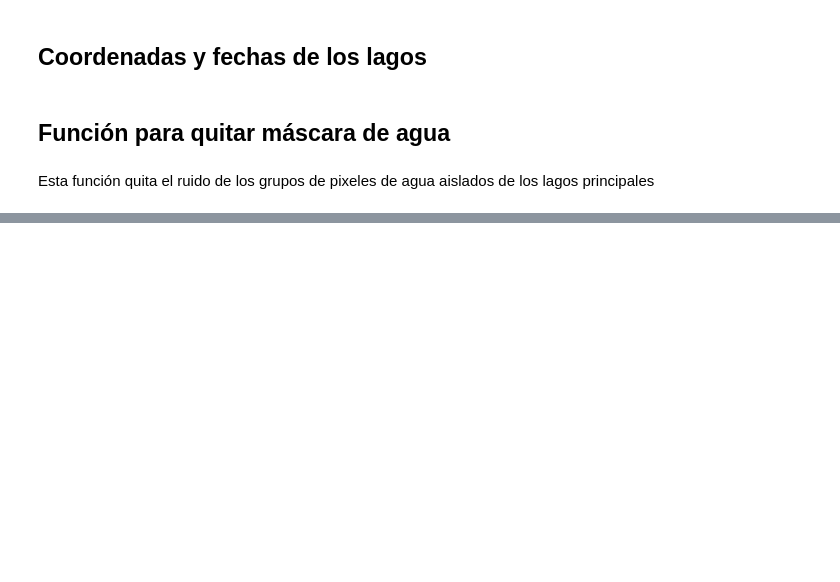
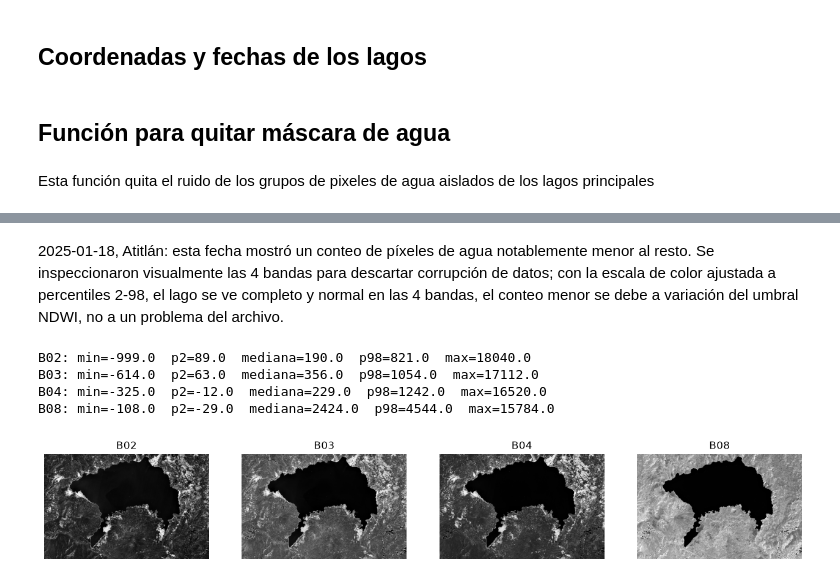
Before and after one commit to Albu231311/Lab4-DS, a Jupyter notebook: preprocessing.ipynb, the cells around one changed output, grey strips where cells are left out. Cells and saved outputs as stored; diff of their text form; code cells hidden in the pictures; blank space fills up the shorter version.

```diff
--- a/preprocessing.ipynb
+++ b/preprocessing.ipynb
@@ -63,0 +223,21 @@ def limpiar_mascara(mascara_agua, min_pixeles=30):
+# %% [markdown]
+2025-01-18, Atitlán: esta fecha mostró un conteo de píxeles de agua notablemente menor al resto. Se inspeccionaron visualmente las 4 bandas para descartar corrupción de datos; con la escala de color ajustada a percentiles 2-98, el lago se ve completo y normal en las 4 bandas, el conteo menor se debe a variación del umbral NDWI, no a un problema del archivo.
+# %%
+for banda, nombre in zip([b02, b03, b04, b08], ["B02", "B03", "B04", "B08"]):
+    print(f"{nombre}: min={np.nanmin(banda):.1f}  p2={np.nanpercentile(banda,2):.1f}  "
+          f"mediana={np.nanmedian(banda):.1f}  p98={np.nanpercentile(banda,98):.1f}  max={np.nanmax(banda):.1f}")
+# %% [output]
+B02: min=-999.0  p2=89.0  mediana=190.0  p98=821.0  max=18040.0
+B03: min=-614.0  p2=63.0  mediana=356.0  p98=1054.0  max=17112.0
+B04: min=-325.0  p2=-12.0  mediana=229.0  p98=1242.0  max=16520.0
+B08: min=-108.0  p2=-29.0  mediana=2424.0  p98=4544.0  max=15784.0
+# %%
+fig, axs = plt.subplots(1, 4, figsize=(16, 4))
+for ax, banda, nombre in zip(axs, [b02, b03, b04, b08], ["B02", "B03", "B04", "B08"]):
+    vmin, vmax = np.nanpercentile(banda, [2, 98])
+    ax.imshow(banda, cmap="gray", vmin=vmin, vmax=vmax)
+    ax.set_title(nombre)
+    ax.axis("off")
+plt.show()
+# %% [output]
+[figure, added]
```
Also changed, not shown: parts of 8 cells of this notebook, 22 other files.
